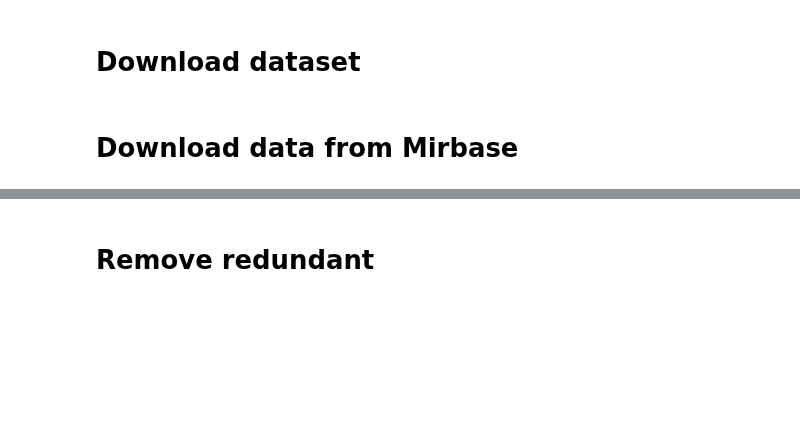
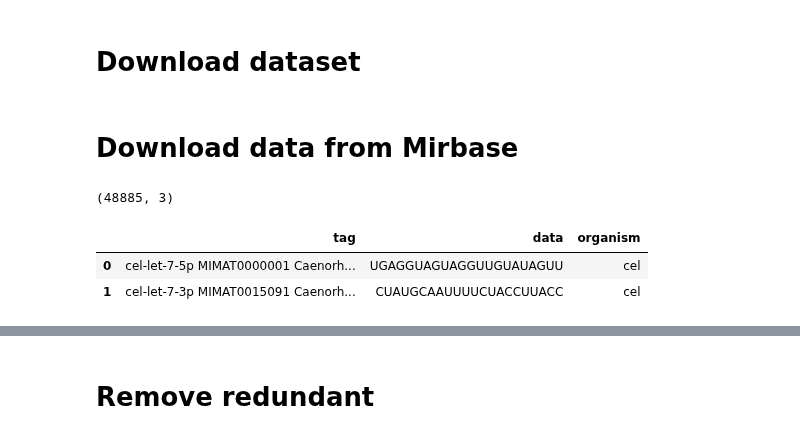
Before and after one commit to Ilia-Abolhasani/amir-p3, a Jupyter notebook: Code.ipynb, the cells around one changed output, grey strips where cells are left out. Cells and saved outputs as stored; diff of their text form; code cells hidden in the pictures; blank space fills up the shorter version.

```diff
--- a/Code.ipynb
+++ b/Code.ipynb
@@ -199,12 +199,17 @@ base = "https://www.mirbase.org/ftp/CURRENT"
 !wget {base}/miRNA.xls.gz -P ./{directory}/            ; gzip -d ./{directory}/miRNA.xls.gz
 !wget {base}/organisms.txt.gz -P ./{directory}/        ; gzip -d ./{directory}/organisms.txt.gz
 # %%
-#df = fasta_to_df(f'./{directory}/mature.fa')
-df = fasta_to_df(f'./{directory}/hairpin_high_conf.fa')
+df = fasta_to_df(f'./{directory}/mature.fa')
+#df = fasta_to_df(f'./{directory}/hairpin_high_conf.fa')
 #df = fasta_to_df('./Data/mature_high_conf.fa')
 df['organism'] = df['tag'].apply(lambda x: x[:3])
 print(df.shape)
 df.head(2)
+# %% [output]
+(48885, 3)
+|  | tag | data | organism |
+| 0 | cel-let-7-5p MIMAT0000001 Caenorh... | UGAGGUAGUAGGUUGUAUAGUU | cel |
+| 1 | cel-let-7-3p MIMAT0015091 Caenorh... | CUAUGCAAUUUUCUACCUUACC | cel |
 # %%
 organism = pd.read_csv(f'./{directory}/organisms.txt',sep='\t')
 organism.columns = [c.replace('#','') for c in organism.columns] # remove sharp from columns
```
Also changed, not shown: parts of 35 cells of this notebook.
